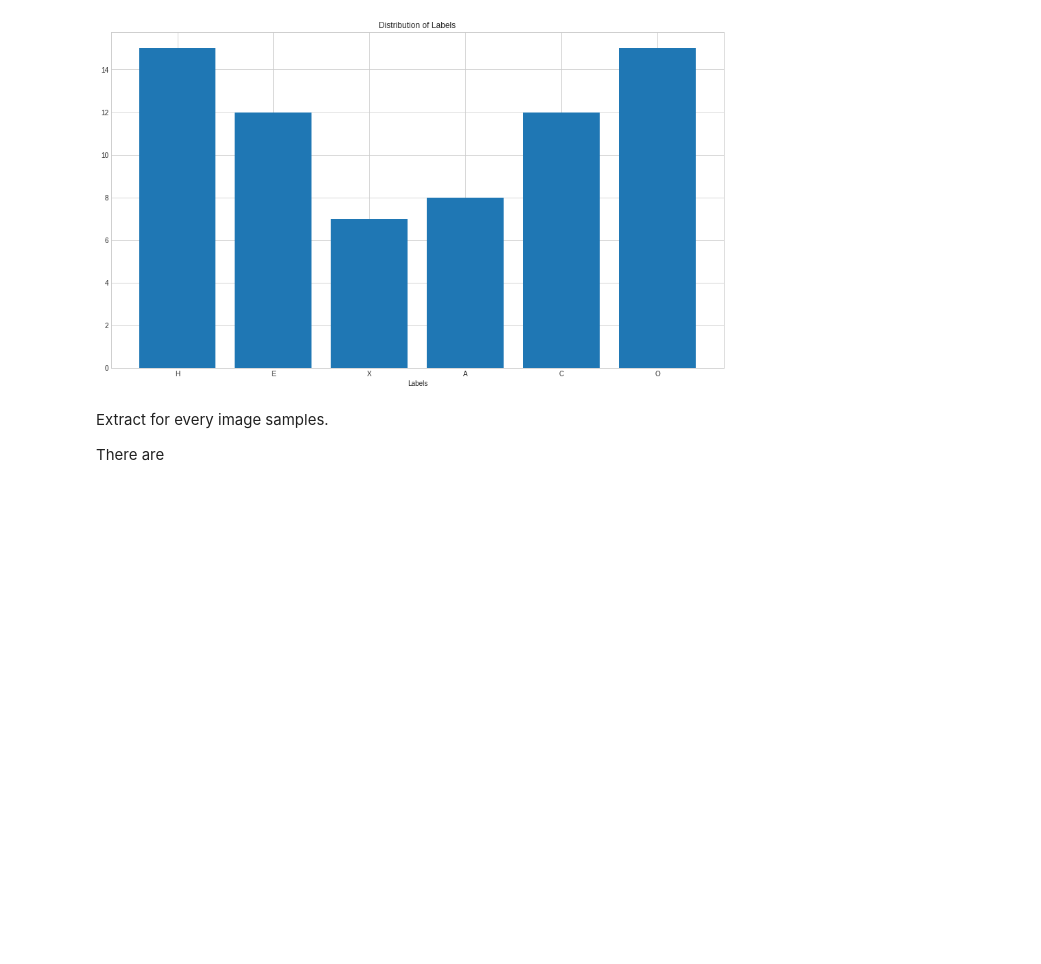
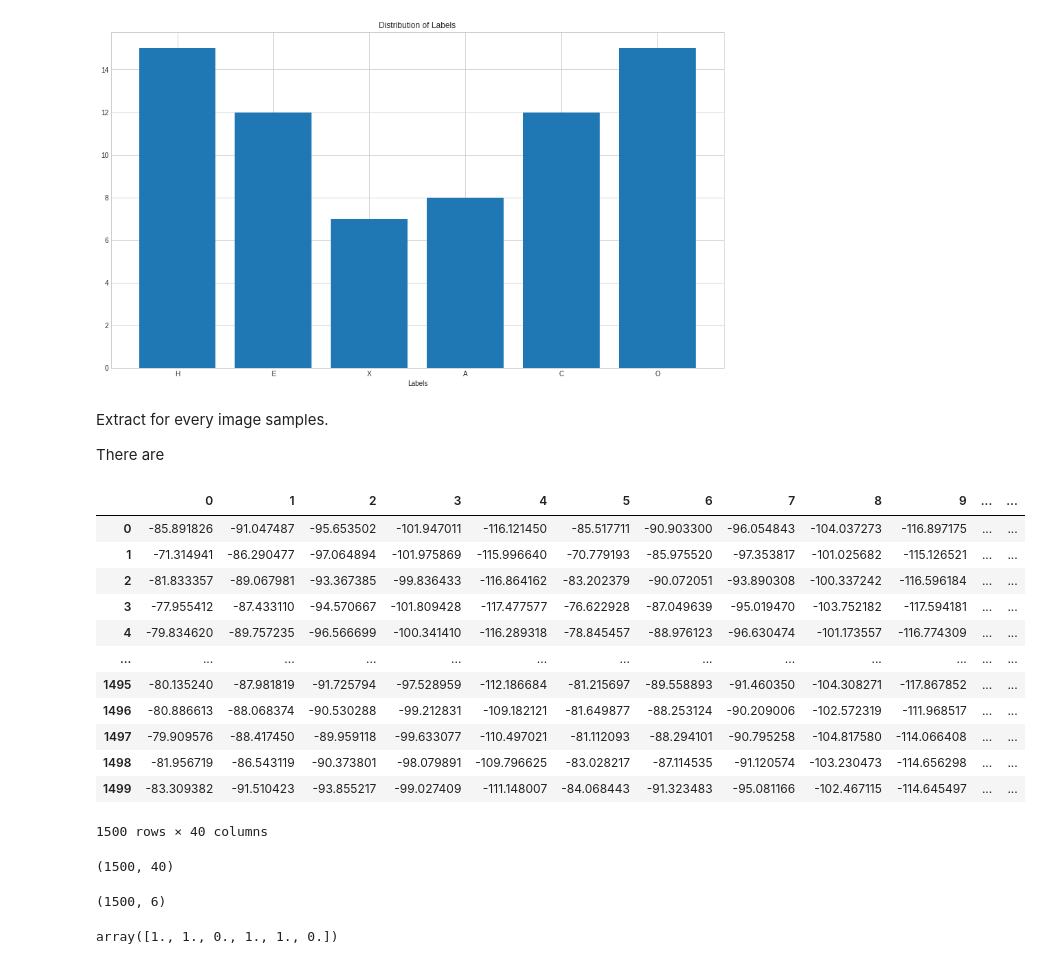
Before and after one commit to akraradets/2021JanHCI, a Jupyter notebook: 3-preprocess/9-report.ipynb, the cells around one changed output. Drawn from its saved outputs; the diff is of its cells as text; code cells hidden in the pictures; blank space fills up the shorter version.

```diff
--- a/3-preprocess/9-report.ipynb
+++ b/3-preprocess/9-report.ipynb
@@ -162,19 +162,23 @@ There are
 # Preprocess data + feature extraction using wavelet 'morlet'
 def get_data_wt(eeg_type = 'image'):
     X = None
-    y = []
+    # y = []
+    Y = None
     # 'DELTA' 'THETA' 'ALPHA' 'BETA' 'Gamma'
+    # https://reader.elsevier.com/reader/sd/pii/S0957417410005695?token=99F7CC487CECF9C17E36713347D0F8372A289AC2C6331A2B6C4F272CD34921FD8B418EB417C0F9C3796CEA271FB4455D&originRegion=eu-west-1&originCreation=20210510142445
     filter_list = np.array([4,8,13,30,125])
     # ids = [33,2,10,12,16]
     ids = gt.index.tolist()
-    for id in ids:
+    for id in tqdm(ids):
         # print('\n',"="*20,id)
         if(eeg_type == 'image'):
             raw = dataframe_to_raw(EEG_image[id], sfreq=250)
         else:
             raw = dataframe_to_raw(EEG_audio[id], sfreq=250)
+
         raw.notch_filter([50,100],filter_length='auto', phase='zero', verbose=False) # Line power
         raw.filter(1., None, fir_design='firwin', verbose=False) # Slow drift
+
         events = mne.find_events(raw, stim_channel='Marker', initial_event=True, verbose=False)
         events = np.delete(events,np.argwhere(events[:,2] == 1), axis=0)
         if(events.shape[0] != 50):
@@ -185,14 +189,53 @@ def get_data_wt(eeg_type = 'image'):
 
         powers = tfr_morlet(epochs, freqs=filter_list, n_cycles=filter_list / 2., return_itc=False, average=False, verbose=False)
         features = np.mean(powers.data, axis=3)
+        print(features.shape)
         for e in range(features.shape[0]):
-            row = np.expand_dims(features[0].reshape(-1), axis=0)
+            row = np.expand_dims(features[e].reshape(-1), axis=0)
             row = 10 * np.log10(row)
             if(type(X) == type(None)): X = row
             else: X = np.concatenate( [X, row ], axis=0 )
-            y.append(gt.loc[id]['label'])
-    y = np.array(y)
-    return X,y
+            # y.append(gt.loc[id]['label'])
+
+            label = gt.loc[id][['lh','le','lx','la','lc','lo']].to_numpy()
+            label = np.expand_dims(label, axis=0)
+            if(type(Y) == type(None)): Y = label
+            else: Y = np.concatenate( [Y, label ], axis=0 )
+            # print(Y.shape)
+    # y = np.array(y)
+    return X,Y
+# %%
+X,Y = get_data_wt('image')
+# %%
+df = pd.DataFrame(X)
+# %%
+df.to_csv('./data_process/wavelet.csv')
+# %% [output]
+|  | 0 | 1 | 2 | 3 | 4 | 5 | 6 | 7 | 8 | 9 | ... | ... |
+| 0 | -85.891826 | -91.047487 | -95.653502 | -101.947011 | -116.121450 | -85.517711 | -90.903300 | -96.054843 | -104.037273 | -116.897175 | ... | ... |
+| 1 | -71.314941 | -86.290477 | -97.064894 | -101.975869 | -115.996640 | -70.779193 | -85.975520 | -97.353817 | -101.025682 | -115.126521 | ... | ... |
+| 2 | -81.833357 | -89.067981 | -93.367385 | -99.836433 | -116.864162 | -83.202379 | -90.072051 | -93.890308 | -100.337242 | -116.596184 | ... | ... |
+| 3 | -77.955412 | -87.433110 | -94.570667 | -101.809428 | -117.477577 | -76.622928 | -87.049639 | -95.019470 | -103.752182 | -117.594181 | ... | ... |
+| 4 | -79.834620 | -89.757235 | -96.566699 | -100.341410 | -116.289318 | -78.845457 | -88.976123 | -96.630474 | -101.173557 | -116.774309 | ... | ... |
+| ... | ... | ... | ... | ... | ... | ... | ... | ... | ... | ... | ... | ... |
+| 1495 | -80.135240 | -87.981819 | -91.725794 | -97.528959 | -112.186684 | -81.215697 | -89.558893 | -91.460350 | -104.308271 | -117.867852 | ... | ... |
+| 1496 | -80.886613 | -88.068374 | -90.530288 | -99.212831 | -109.182121 | -81.649877 | -88.253124 | -90.209006 | -102.572319 | -111.968517 | ... | ... |
+| 1497 | -79.909576 | -88.417450 | -89.959118 | -99.633077 | -110.497021 | -81.112093 | -88.294101 | -90.795258 | -104.817580 | -114.066408 | ... | ... |
+| 1498 | -81.956719 | -86.543119 | -90.373801 | -98.079891 | -109.796625 | -83.028217 | -87.114535 | -91.120574 | -103.230473 | -114.656298 | ... | ... |
+| 1499 | -83.309382 | -91.510423 | -93.855217 | -99.027409 | -111.148007 | -84.068443 | -91.323483 | -95.081166 | -102.467115 | -114.645497 | ... | ... |
+1500 rows × 40 columns
+# %%
+X.shape
+# %% [output]
+(1500, 40)
+# %%
+Y.shape
+# %% [output]
+(1500, 6)
+# %%
+gt.loc[33][['lh','le','lx','la','lc','lo']].to_numpy()
+# %% [output]
+array([1., 1., 0., 1., 1., 0.])
 # %%
 def get_acc(X,y):
     X_copy = X.copy()
```
Also changed, not shown: 1 other file.
